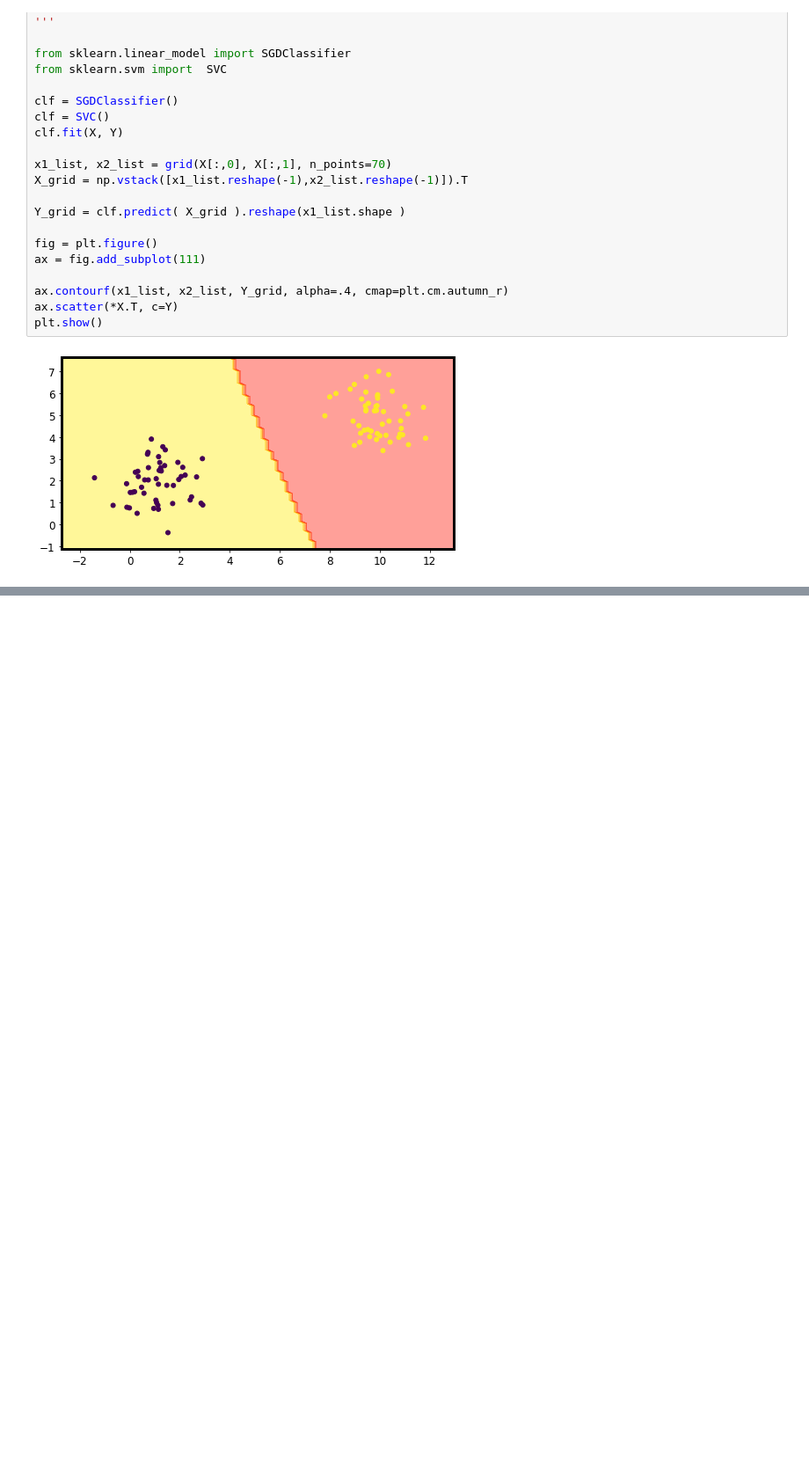
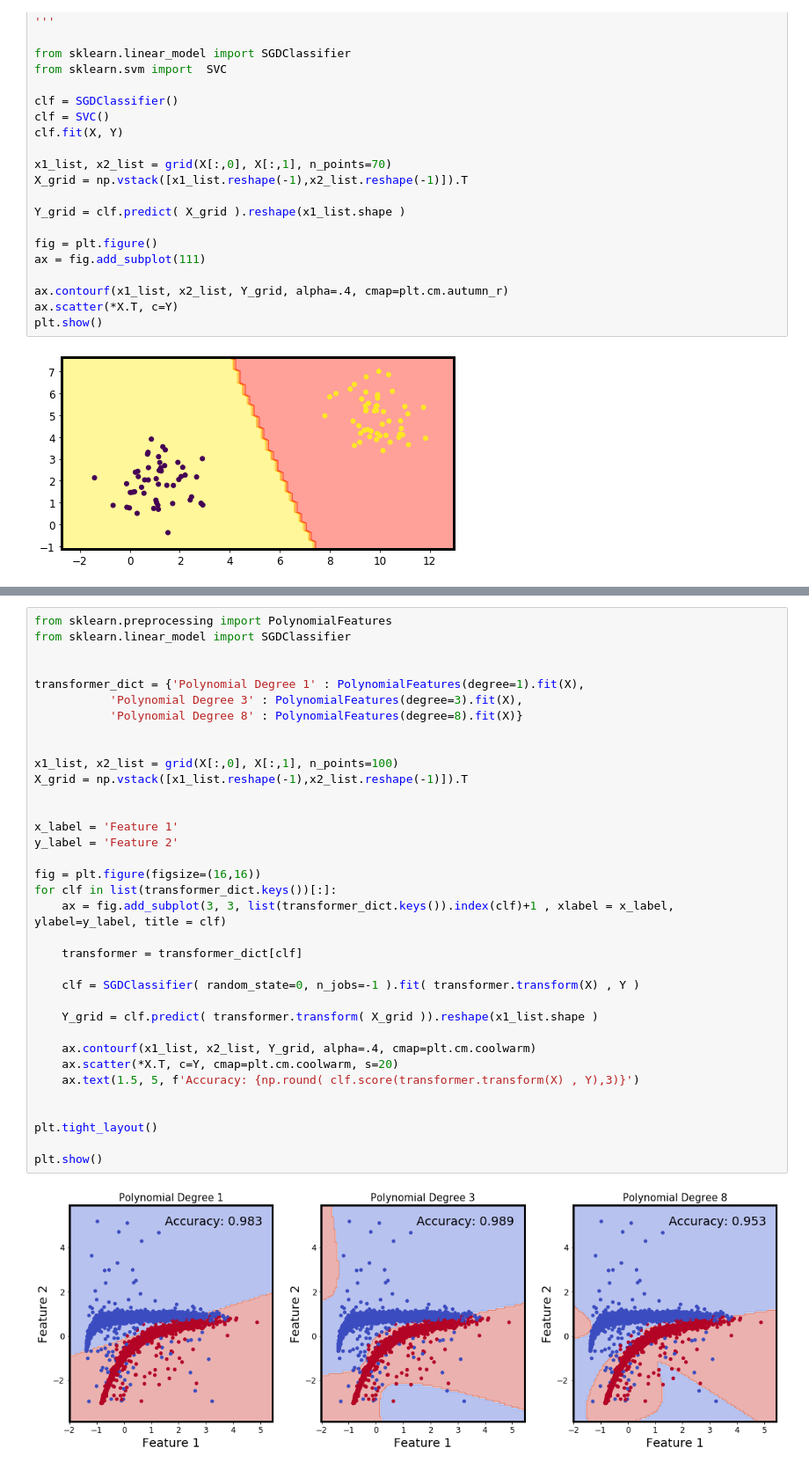
Before and after one commit to sraeisi/Machine_Learning_Physics_Winter20, a Jupyter notebook: Lec1/Reg&Clf.ipynb, the cells around one changed output, grey strips where cells are left out. Shown at 88% size. Saved outputs shown, nothing was run; the diff lists cells and outputs as text; blank space fills up the shorter version.

```diff
--- a/Lec1/Reg&Clf.ipynb
+++ b/Lec1/Reg&Clf.ipynb
@@ -547,0 +578,37 @@ plt.show()
+# %%
+from sklearn.preprocessing import PolynomialFeatures
+from sklearn.linear_model import SGDClassifier
+
+
+transformer_dict = {'Polynomial Degree 1' : PolynomialFeatures(degree=1).fit(X),
+           'Polynomial Degree 3' : PolynomialFeatures(degree=3).fit(X),
+           'Polynomial Degree 8' : PolynomialFeatures(degree=8).fit(X)}
+
+
+x1_list, x2_list = grid(X[:,0], X[:,1], n_points=100)
+X_grid = np.vstack([x1_list.reshape(-1),x2_list.reshape(-1)]).T
+
+
+x_label = 'Feature 1'
+y_label = 'Feature 2'
+
+fig = plt.figure(figsize=(16,16))
+for clf in list(transformer_dict.keys())[:]:
+    ax = fig.add_subplot(3, 3, list(transformer_dict.keys()).index(clf)+1 , xlabel = x_label, ylabel=y_label, title = clf)
+
+    transformer = transformer_dict[clf]
+
+    clf = SGDClassifier( random_state=0, n_jobs=-1 ).fit( transformer.transform(X) , Y )
+
+    Y_grid = clf.predict( transformer.transform( X_grid )).reshape(x1_list.shape )
+
+    ax.contourf(x1_list, x2_list, Y_grid, alpha=.4, cmap=plt.cm.coolwarm)
+    ax.scatter(*X.T, c=Y, cmap=plt.cm.coolwarm, s=20)
+    ax.text(1.5, 5, f'Accuracy: {np.round( clf.score(transformer.transform(X) , Y),3)}')
+
+
+plt.tight_layout()
+
+plt.show()
+# %% [output]
+[figure, added]
```
Also changed, not shown: parts of 26 cells of this notebook, 2 other files.
